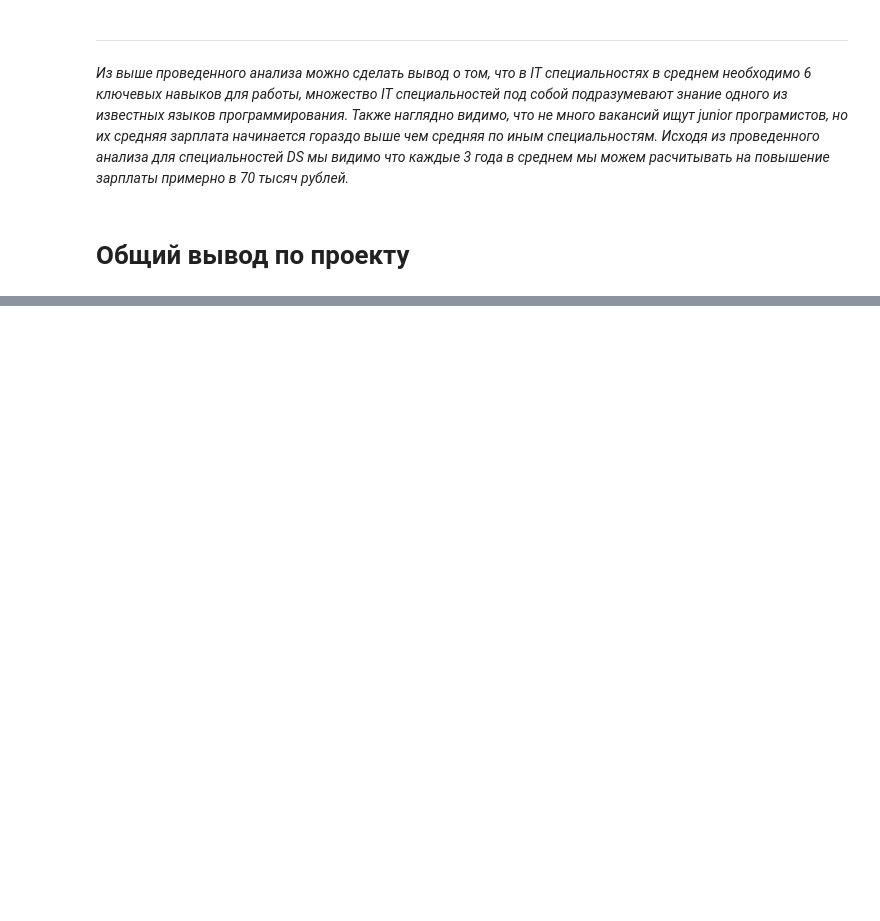
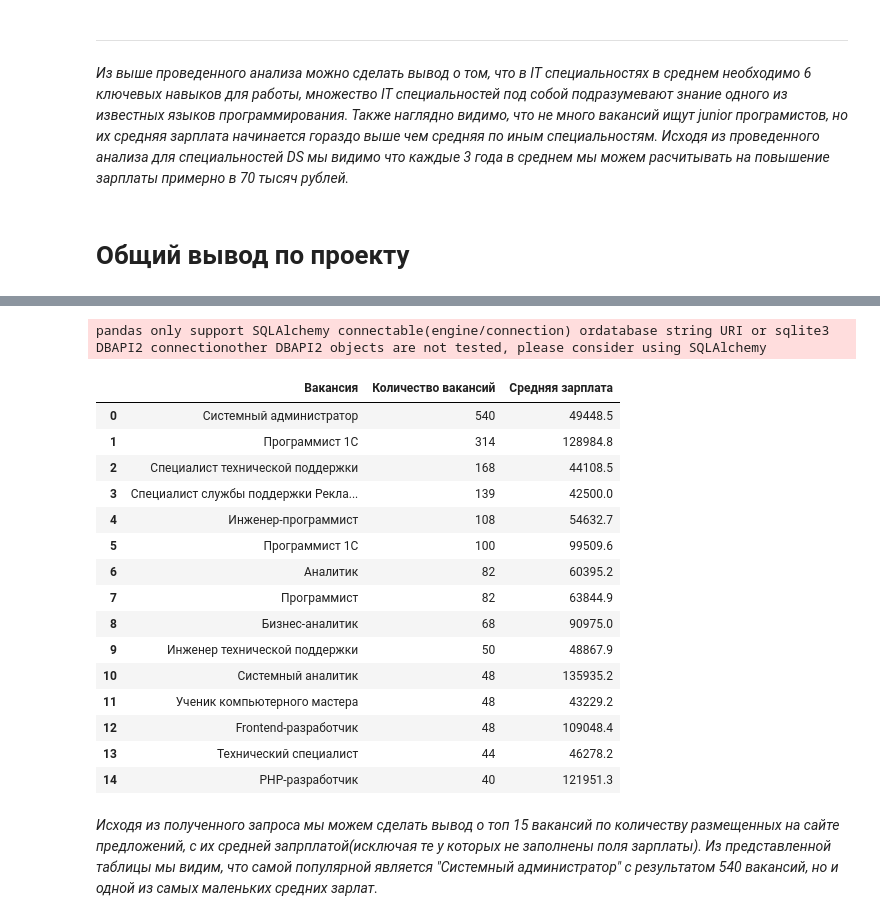
Before and after one commit to g1dcs/sf_hw_g1dcs, a Jupyter notebook: project_2/Project_2.ipynb, the cells around one changed output, grey strips where cells are left out. Cells and saved outputs as stored; diff of their text form; code cells hidden in the pictures; blank space fills up the shorter version.

```diff
--- a/project_2/Project_2.ipynb
+++ b/project_2/Project_2.ipynb
@@ -566,0 +579,36 @@ avg_salary_by_exp
+# %%
+n = 15 # Зададим переменную для вывода топ n
+# Напишем запрос удовльтворяющий условию
+query_top_n = f'''select
+                    v.name "Вакансия",
+                    count(v.id) "Количество вакансий",
+                    round(avg(coalesce(((v.salary_from + v.salary_to) /2), v.salary_from, v.salary_to, 0)), 1) "Средняя зарплата"
+                from vacancies v
+                where v.salary_from is not null and v.salary_to is not null
+                group by v.name
+                order by 2 desc
+                limit {n}
+'''
+# %%
+top_15 = pd.read_sql_query(query_top_n, connection)
+top_15
+# %% [output]
+pandas only support SQLAlchemy connectable(engine/connection) ordatabase string URI or sqlite3 DBAPI2 connectionother DBAPI2 objects are not tested, please consider using SQLAlchemy
+|  | Вакансия | Количество вакансий | Средняя зарплата |
+| 0 | Системный администратор | 540 | 49448.5 |
+| 1 | Программист 1С | 314 | 128984.8 |
+| 2 | Специалист технической поддержки | 168 | 44108.5 |
+| 3 | Специалист службы поддержки Рекла... | 139 | 42500.0 |
+| 4 | Инженер-программист | 108 | 54632.7 |
+| 5 | Программист 1C | 100 | 99509.6 |
+| 6 | Аналитик | 82 | 60395.2 |
+| 7 | Программист | 82 | 63844.9 |
+| 8 | Бизнес-аналитик | 68 | 90975.0 |
+| 9 | Инженер технической поддержки | 50 | 48867.9 |
+| 10 | Системный аналитик | 48 | 135935.2 |
+| 11 | Ученик компьютерного мастера | 48 | 43229.2 |
+| 12 | Frontend-разработчик | 48 | 109048.4 |
+| 13 | Технический специалист | 44 | 46278.2 |
+| 14 | PHP-разработчик | 40 | 121951.3 |
+# %% [markdown]
+*Исходя из полученного запроса мы можем сделать вывод о топ 15 вакансий по количеству размещенных на сайте предложений, с их средней запрплатой(исключая те у которых не заполнены поля зарплаты). Из представленной таблицы мы видим, что самой популярной является "Системный администратор" с результатом 540 вакансий, но и одной из самых маленьких средних зарлат.*
```
Also changed, not shown: parts of 28 cells of this notebook, 1 other file.
